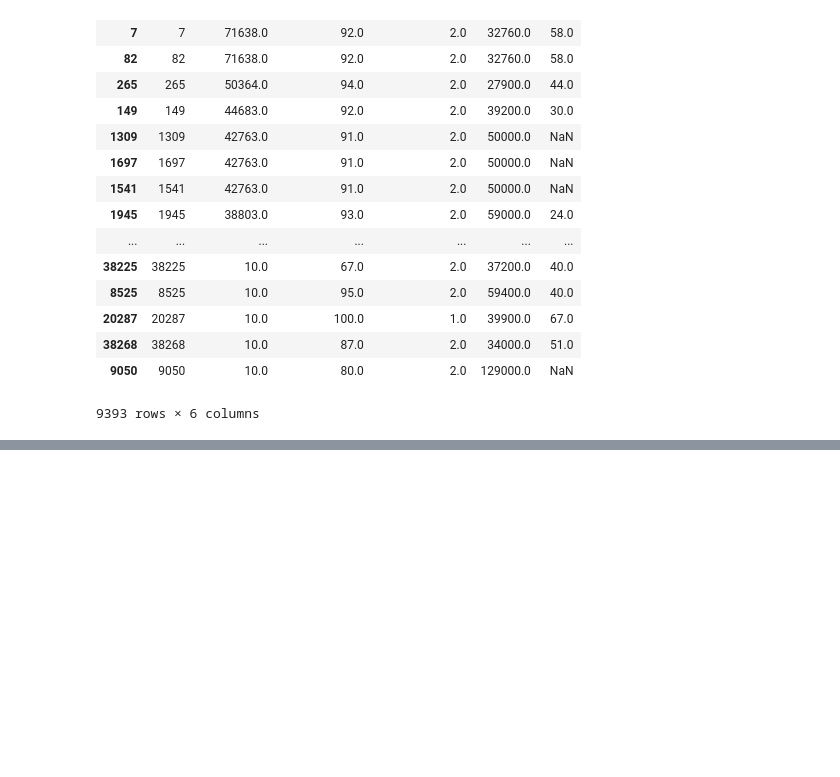
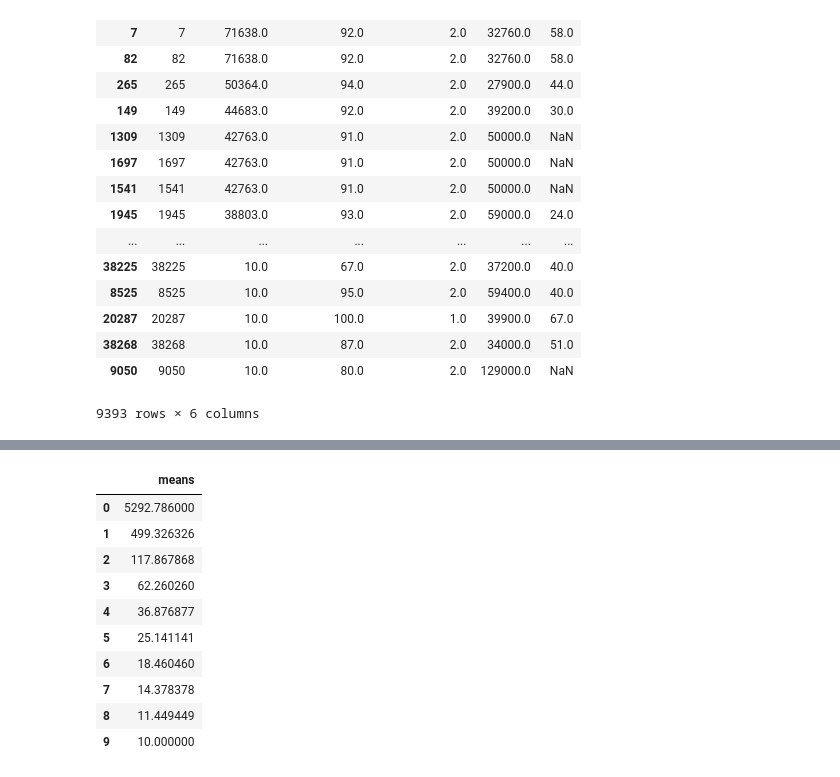
Before and after one commit to yiyejyn/ClothesSalesAnalysis, a Jupyter notebook: Untitled.ipynb, the cells around one changed output, grey strips where cells are left out. Cells and saved outputs as stored; diff of their text form; code cells hidden in the pictures; blank space fills up the shorter version.

```diff
--- a/Untitled.ipynb
+++ b/Untitled.ipynb
@@ -67,0 +100,16 @@ ModuleNotFoundError: No module named 'imblearn'
+# %%
+#First_page에 1을 선정하는 과정중 TOTAL_SELL을 1000개 단위로 나눠 중간값을 구함
+total_sell_means = pd.DataFrame(data=[pf['TOTAL_SELL'][0:1000].mean(),pf['TOTAL_SELL'][1001:2000].mean(),pf['TOTAL_SELL'][2001:3000].mean(),pf['TOTAL_SELL'][3001:4000].mean(),pf['TOTAL_SELL'][4001:5000].mean(),pf['TOTAL_SELL'][5001:6000].mean(),pf['TOTAL_SELL'][6001:7000].mean(),pf['TOTAL_SELL'][7001:8000].mean(),pf['TOTAL_SELL'][8001:9000].mean(),pf['TOTAL_SELL'][9001:].mean()], index=range(0,10), columns=['means'])
+display(pd.DataFrame(total_sell_means))
+# %% [output]
+|  | means |
+| 0 | 5292.786000 |
+| 1 | 499.326326 |
+| 2 | 117.867868 |
+| 3 | 62.260260 |
+| 4 | 36.876877 |
+| 5 | 25.141141 |
+| 6 | 18.460460 |
+| 7 | 14.378378 |
+| 8 | 11.449449 |
+| 9 | 10.000000 |
```
Also changed, not shown: parts of 7 cells of this notebook.
